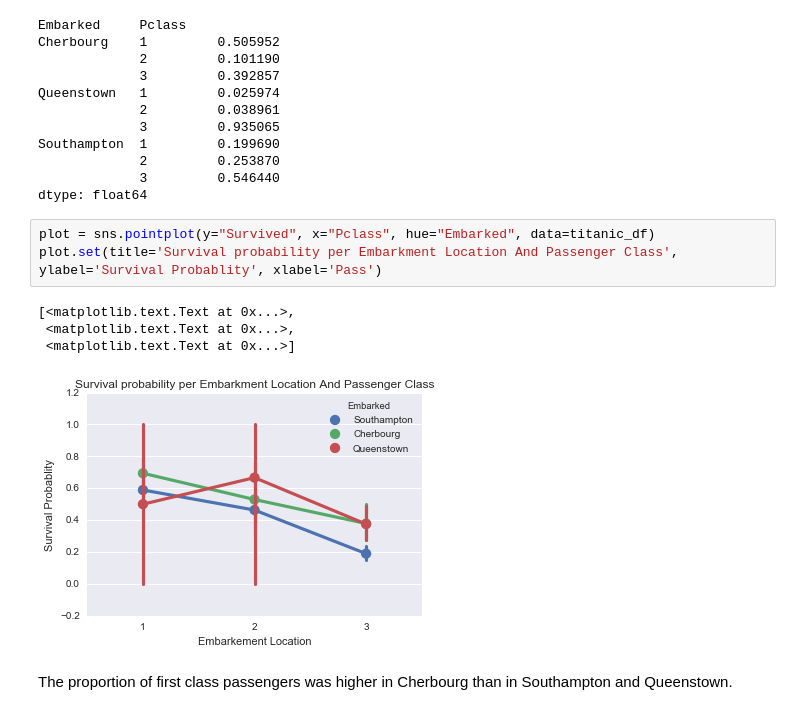
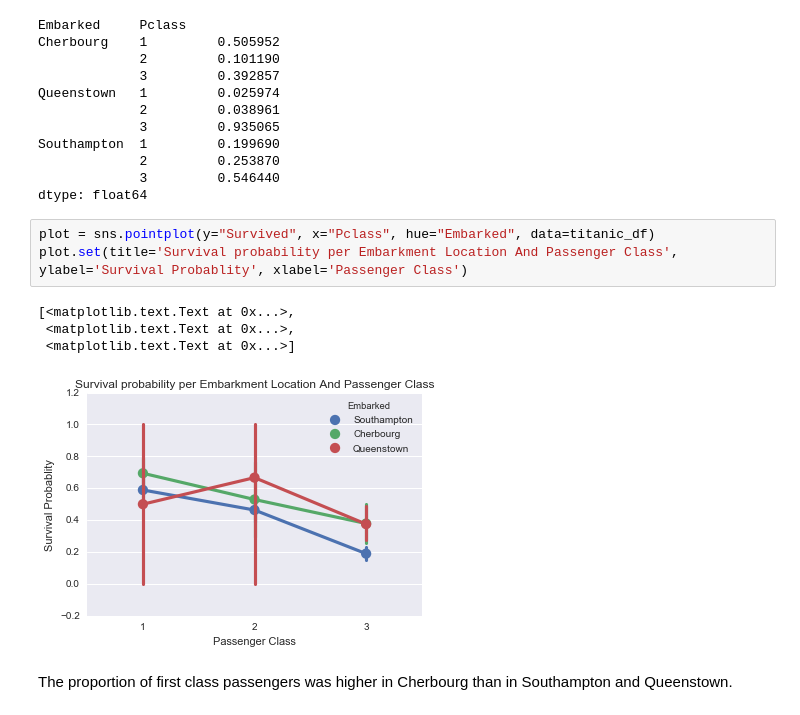
Before and after one commit to jenslaufer/data-analyst-nanodegree, a Jupyter notebook: p2/Assignment/Titanic Data.ipynb, the cells around one changed output. Saved outputs shown, nothing was run; the diff lists cells and outputs as text.

```diff
--- a/p2/Assignment/Titanic Data.ipynb
+++ b/p2/Assignment/Titanic Data.ipynb
@@ -578,12 +578,12 @@ Southampton  1         0.199690
 dtype: float64
 # %%
 plot = sns.pointplot(y="Survived", x="Pclass", hue="Embarked", data=titanic_df)
-plot.set(title='Survival probability per Embarkment Location And Passenger Class', ylabel='Survival Probablity', xlabel='Pass')
+plot.set(title='Survival probability per Embarkment Location And Passenger Class', ylabel='Survival Probablity', xlabel='Passenger Class')
 # %% [output]
 [<matplotlib.text.Text at 0x...>,
  <matplotlib.text.Text at 0x...>,
  <matplotlib.text.Text at 0x...>]
-[figure, old version]
+[figure, new version]
 # %% [markdown]
 The proportion of first class passengers was higher in Cherbourg than in Southampton and Queenstown.
 # %%
```
